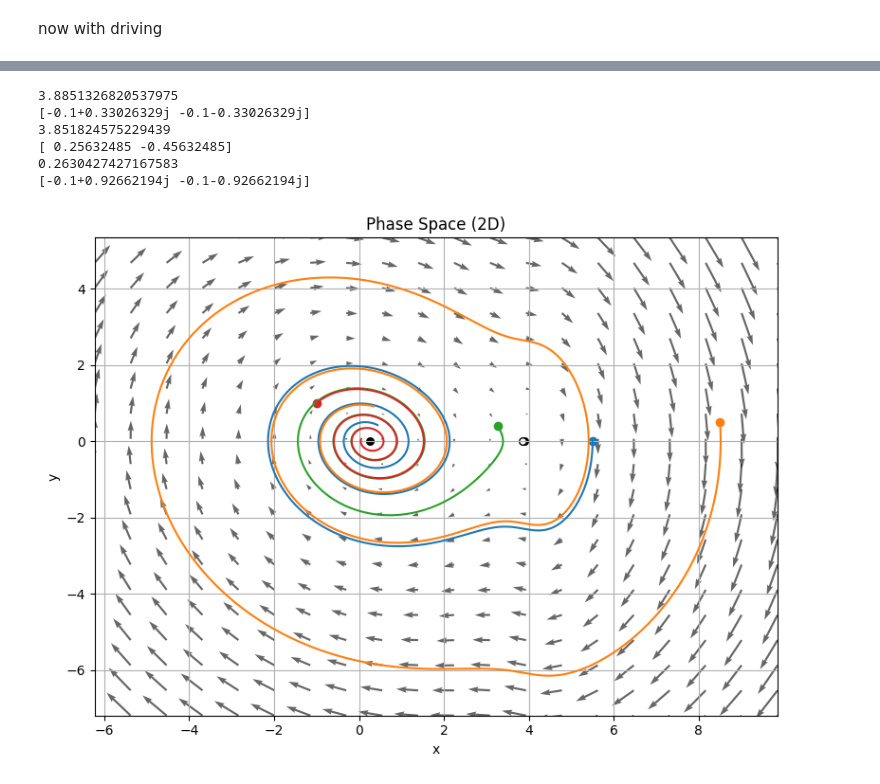
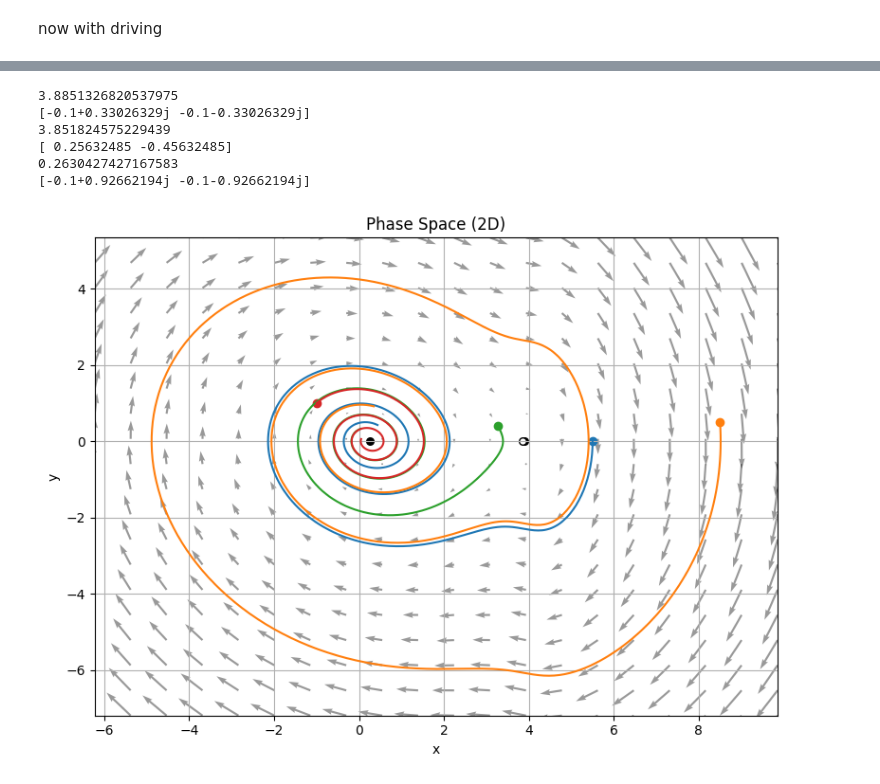
Before and after one commit to LeendertT420/PhD_various, a Jupyter notebook: Superfluid/Biufurcations.ipynb, the cells around one changed output, grey strips where cells are left out. Saved outputs shown, nothing was run; the diff lists cells and outputs as text; code cells hidden in the pictures.

```diff
--- a/Superfluid/Biufurcations.ipynb
+++ b/Superfluid/Biufurcations.ipynb
@@ -10,5 +21,5 @@ pio.renderers.default = "browser"
 # %%
-def solve_and_plot(system, t_span, initial_conditions, t_eval=None, grid_size=20, time_points=1000, rtol=1e-9, atol=1e-12, max_step=np.inf, fixed_points = None):
+def solve_and_plot(system, t_span, initial_conditions, t_eval=None, grid_size=20, time_points=1000, rtol=1e-9, atol=1e-12, max_step=np.inf, fixed_points=None, plot_vectorfield=True):
     """
     Solve and visualize a 2D or 3D nonlinear dynamical system with higher time resolution.
 
@@ -77,7 +88,8 @@ def solve_and_plot(system, t_span, initial_conditions, t_eval=None, grid_size=20
         U = vectors[:, 0].reshape(X.shape)
         V = vectors[:, 1].reshape(Y.shape)
 
-        plt.quiver(X, Y, U, V, alpha=0.6)
+        if plot_vectorfield:
+            plt.quiver(X, Y, U, V, alpha=0.4)
 
         # Plot trajectories
         for sol, y0 in zip(trajectories, initial_conditions):
@@ -107,7 +119,8 @@ def solve_and_plot(system, t_span, initial_conditions, t_eval=None, grid_size=20
         V = vectors[:, 1].reshape(Y.shape)
         W = vectors[:, 2].reshape(Z.shape)
 
-        ax.quiver(X, Y, Z, U, V, W, length=0.5, normalize=True, alpha=0.5)
+        if plot_vectorfield:
+            ax.quiver(X, Y, Z, U, V, W, length=0.5, normalize=True, alpha=0.4)
 
         # Plot trajectories
         for sol, y0 in zip(trajectories, initial_conditions):
@@ -191,19 +195,13 @@ def system(t, y):
-# %%
-def x_star(A, delta, branch_shift):
-    roots = np.roots([1, 2*delta, delta**2 + 1, -A])
-    roots[~np.isreal(roots)] = np.nan
-
-    # stabilize branch selection via continuous shift
-    return np.real(roots)
 # %%
-roots = x_star(A, delta, 0)
+roots = x_star(alpha, delta)
 
 fixed_points = []
 
+#check stability
 for x in roots:
     if not np.isnan(x):
         eigenvalues, eigenvectors = np.linalg.eig(np.array([[0, 1],
-                                              [-1 - 2*A*(x+delta) / ((x+delta)**2+1)**2, -2*zeta]]))
+                                              [-1 - 2*alpha*(x+delta) / ((x+delta)**2+1)**2, -2*zeta]]))
         if np.real(eigenvalues)[0] < 0 and np.real(eigenvalues)[1] < 0:
             fixed_points.append(('stable', (x, 0)))
         else:
@@ -233,43 +231,41 @@ def bifurcation(d):
 
 zeta=0.1
 delta=-4
-A = bifurcation(delta)+0.001
+alpha = bifurcation(delta)+0.001
 
 #Example initial conditions (for notebook use):
 initial_conditions = [
     [5.5, 0.0],
     [8.5, 0.5],
     [3.27, 0.4],
     [-1.0, 1.0]
 ]
 
-roots = x_star(A, delta, 0)
+roots = x_star(alpha, delta)
 
 fixed_points = []
 
 for x in roots:
     print(x)
     if not np.isnan(x):
         eigenvalues, eigenvectors = np.linalg.eig(np.array([[0, 1],
-                                              [-1 - 2*A*(x+delta) / ((x+delta)**2+1)**2, -2*zeta]]))
+                                              [-1 - 2*alpha*(x+delta) / ((x+delta)**2+1)**2, -2*zeta]]))
         print(eigenvalues)
         if np.real(eigenvalues)[0] < 0 and np.real(eigenvalues)[1] < 0:
             fixed_points.append(('stable', (x, 0)))
         else:
             fixed_points.append(('unstable', (x, 0)))
 
-fixed_points
 
-
-solve_and_plot(system, t_span=(0, 20), initial_conditions=initial_conditions, fixed_points=fixed_points)
+solve_and_plot(driven_DHO, t_span=(0, 20), initial_conditions=initial_conditions, fixed_points=fixed_points)
 # %% [output]
 3.8851326820537975
 [-0.1+0.33026329j -0.1-0.33026329j]
 3.851824575229439
 [ 0.25632485 -0.45632485]
 0.2630427427167583
 [-0.1+0.92662194j -0.1-0.92662194j]
-[figure, old version]
+[figure, new version]
 # %%
 def bifurcation_plot(A_range, delta_range, resolution=150):
 
```
Also changed, not shown: parts of 14 cells of this notebook, 5 other files.
